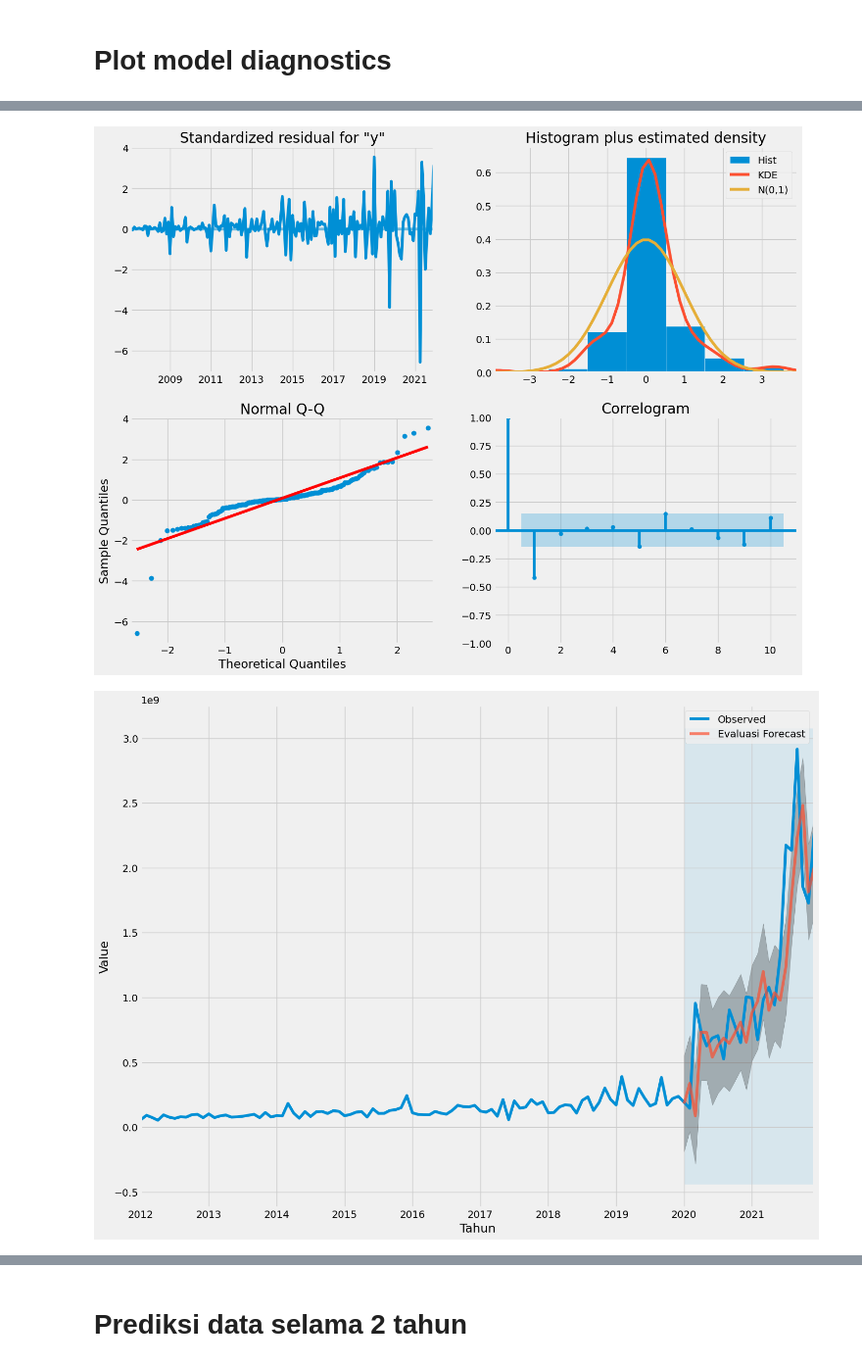
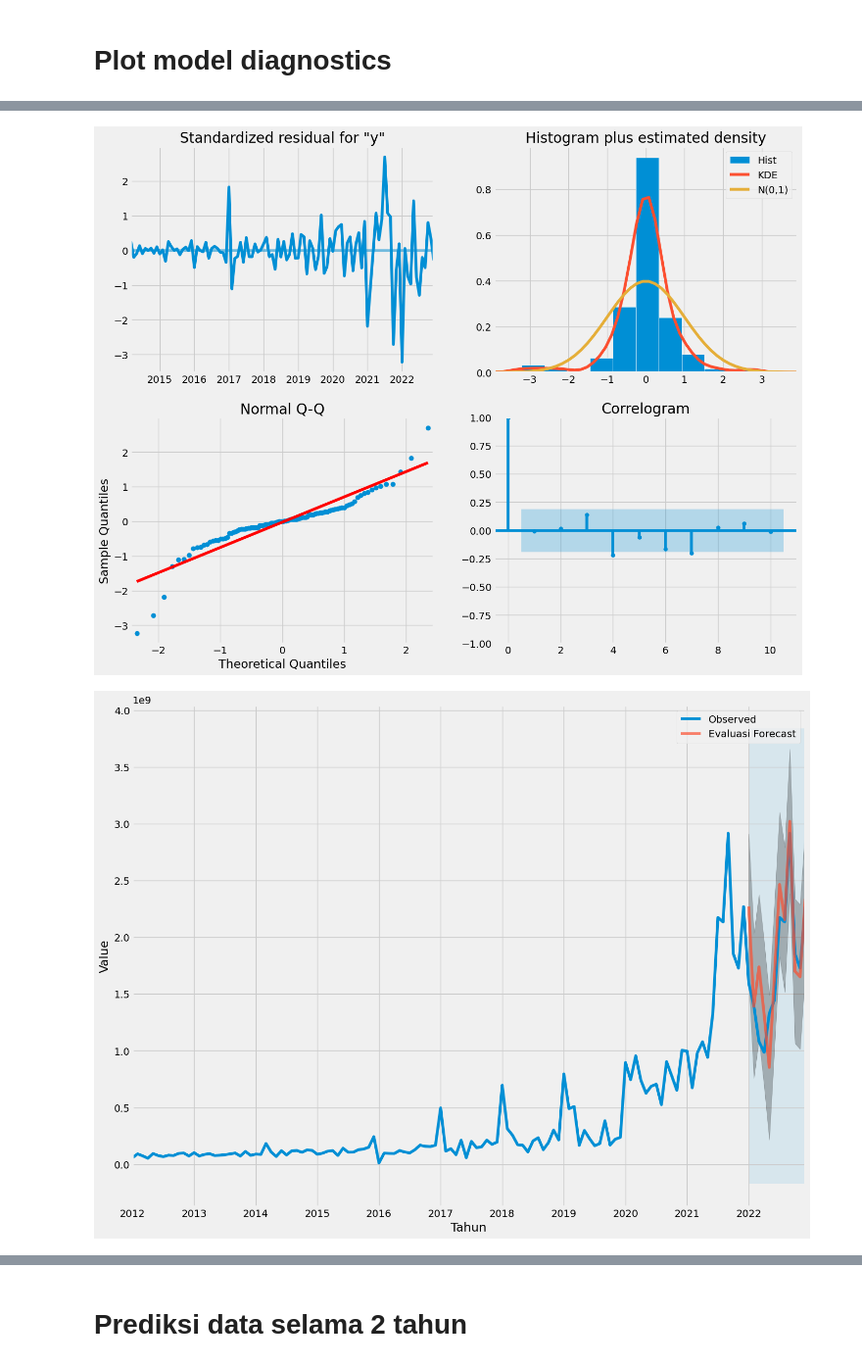
Before and after one commit to akbarharyadi/TESIS-Forecasting-Pajak-Daerah, a Jupyter notebook: sarimax_air_tanah.ipynb, the cells around one changed output, grey strips where cells are left out. Shown at 98% size. Cells and saved outputs as stored; diff of their text form; code cells hidden in the pictures.

```diff
--- a/sarimax_air_tanah.ipynb
+++ b/sarimax_air_tanah.ipynb
@@ -10,8 +10,8 @@ import json
 # %% [markdown]
 # Load Data Pada CSV dan Proses menjadi Data Time Series
 # %%
-#Load data csv dan format data tahun bulan menjadi data frame
+# Load data csv dan format data tahun bulan menjadi data frame
 df = pd.read_csv('DATASET_PAJAK_AIR_TANAH.csv')
-df['tahun'] = pd.to_datetime(df['tahun_bulan'])
+df['bulan'] = pd.to_datetime(df['tahun_bulan'])
 df.head()
 # %% [output]
@@ -24,6 +24,6 @@ df.head()
 # %%
-#Buat data tiemseries berdasar key value dari data frame
-dts = pd.Series(data=df['jml_setor'].values, index=df['tahun'])
+# Buat data tiemseries berdasar key value dari data frame
+dts = pd.Series(data=df['jml_setor'].values, index=df['bulan'])
 dts.head()
 
 json_data = dts.to_json(date_format='iso')
@@ -35,5 +35,5 @@ with open('./datasets/airtanah.json', 'w') as f:
 # %%
-dts = pd.Series(data=df['jml_setor'].values, index=df['tahun'])
+dts = pd.Series(data=df['jml_setor'].values, index=df['bulan'])
 dts.plot(figsize=(15, 6))
 plt.show()
 # %% [output]
@@ -74,9 +89,8 @@ Best Result: [(1, 1, 1), (1, 1, 0, 12), 4867.020365695007]
 # %% [markdown]
 # Plot model diagnostics
 # %%
-warnings.filterwarnings("ignore") # specify to ignore warning messages
-mod = sm.tsa.statespace.SARIMAX(dts,order=(1, 1, 1),seasonal_order=(1, 1, 0, 12),
-                            enforce_stationarity=False,enforce_invertibility=False)
+warnings.filterwarnings("ignore")  # specify to ignore warning messages
+mod = sm.tsa.statespace.SARIMAX(dts, order=(1, 2, 2), seasonal_order=(1, 2, 2, 12))
 results = mod.fit()
 print(results.summary())
 # %% [output]
@@ -101,17 +115,26 @@ Warnings:
 results.plot_diagnostics(figsize=(15, 12))
 plt.show()
 # %% [output]
-[figure, old version]
+[figure, new version]
 # %%
-pred = results.get_prediction(start=pd.to_datetime('2020-01-01'), dynamic=False)
+pred = results.get_prediction(
+    start=pd.to_datetime('2022-01-01'), dynamic=False)
 pred_ci = pred.conf_int()
 ax = dts['2012':].plot(label='Observed', figsize=(15, 12))
 pred.predicted_mean.plot(ax=ax, label='Evaluasi Forecast', alpha=.7)
-ax.fill_between(pred_ci.index,pred_ci.iloc[:, 0],pred_ci.iloc[:, 1], color='k', alpha=.25)
-ax.fill_betweenx(ax.get_ylim(), pd.to_datetime('2020-01-01'), dts.index[-1],alpha=.1, zorder=-1)
+ax.fill_between(
+    pred_ci.index, pred_ci.iloc[:, 0], pred_ci.iloc[:, 1], color='k', alpha=.25)
+ax.fill_betweenx(ax.get_ylim(), pd.to_datetime(
+    '2022-01-01'), dts.index[-1], alpha=.1, zorder=-1)
 ax.set_xlabel('Tahun')
 ax.set_ylabel('Value')
 plt.legend()
 plt.show()
+
+
+json_data = pred.predicted_mean.to_json(date_format='iso')
+print(json_data)
+with open('./datasets/airtanah_predicted_ahead.json', 'w') as f:
+    json.dump(json_data, f)
 # %% [output]
-[figure, old version]
+[figure, new version]
```
Also changed, not shown: parts of 13 cells of this notebook, 44 other files.
